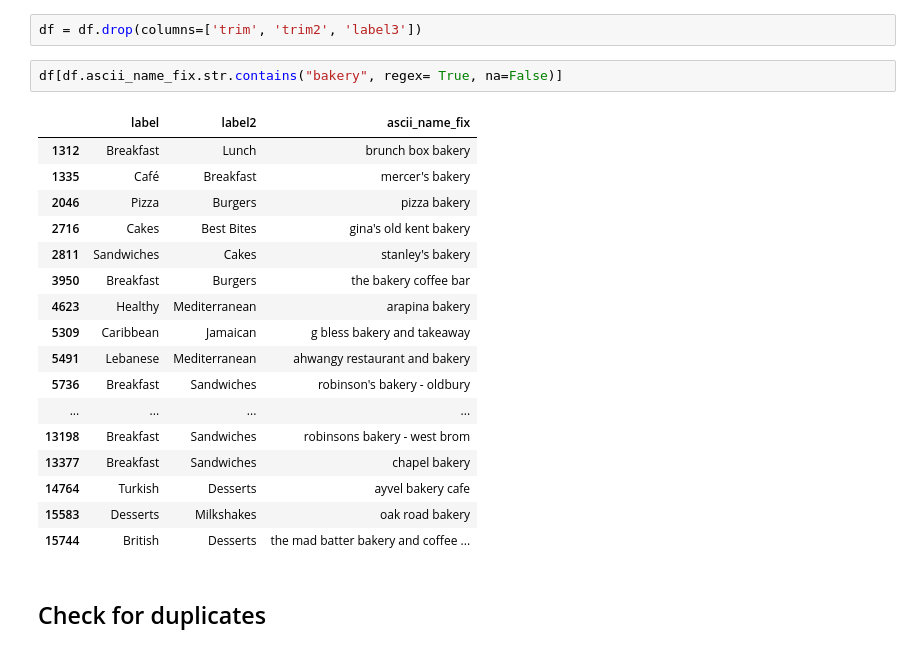
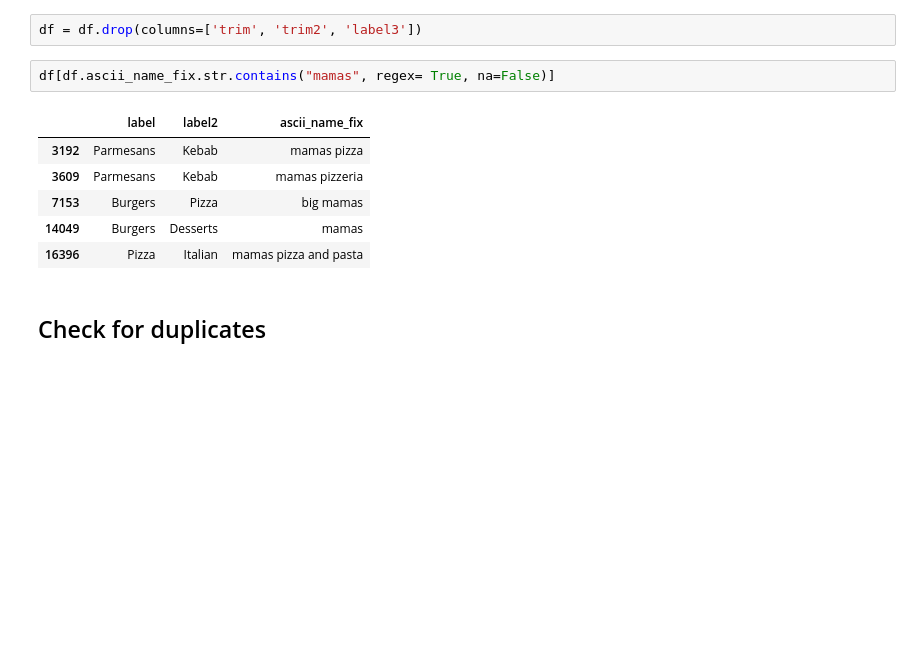
Before and after one commit to tombisho/takeaways, a Jupyter notebook: takeaway_manual_names_13_01_2020.ipynb, the cells around one changed output. Saved outputs shown, nothing was run; the diff lists cells and outputs as text; blank space fills up the shorter version.

```diff
--- a/takeaway_manual_names_13_01_2020.ipynb
+++ b/takeaway_manual_names_13_01_2020.ipynb
@@ -302,25 +285,14 @@ for chain in to_trim_down:
 # %%
 df = df.drop(columns=['trim', 'trim2', 'label3'])
 # %%
-df[df.ascii_name_fix.str.contains("bakery", regex= True, na=False)]
+df[df.ascii_name_fix.str.contains("mamas", regex= True, na=False)]
 # %% [output]
 |  | label | label2 | ascii_name_fix |
-| 1312 | Breakfast | Lunch | brunch box bakery |
-| 1335 | Café | Breakfast | mercer's bakery |
-| 2046 | Pizza | Burgers | pizza bakery |
-| 2716 | Cakes | Best Bites | gina's old kent bakery |
-| 2811 | Sandwiches | Cakes | stanley's bakery |
-| 3950 | Breakfast | Burgers | the bakery coffee bar |
-| 4623 | Healthy | Mediterranean | arapina bakery |
-| 5309 | Caribbean | Jamaican | g bless bakery and takeaway |
-| 5491 | Lebanese | Mediterranean | ahwangy restaurant and bakery |
-| 5736 | Breakfast | Sandwiches | robinson's bakery - oldbury |
-| ... | ... | ... | ... |
-| 13198 | Breakfast | Sandwiches | robinsons bakery - west brom |
-| 13377 | Breakfast | Sandwiches | chapel bakery |
-| 14764 | Turkish | Desserts | ayvel bakery cafe |
-| 15583 | Desserts | Milkshakes | oak road bakery |
-| 15744 | British | Desserts | the mad batter bakery and coffee ... |
+| 3192 | Parmesans | Kebab | mamas pizza |
+| 3609 | Parmesans | Kebab | mamas pizzeria |
+| 7153 | Burgers | Pizza | big mamas |
+| 14049 | Burgers | Desserts | mamas |
+| 16396 | Pizza | Italian | mamas pizza and pasta |
 # %% [markdown]
 ## Check for duplicates
 # %% [markdown]
```
Also changed, not shown: parts of 66 cells of this notebook, 16 other files.
